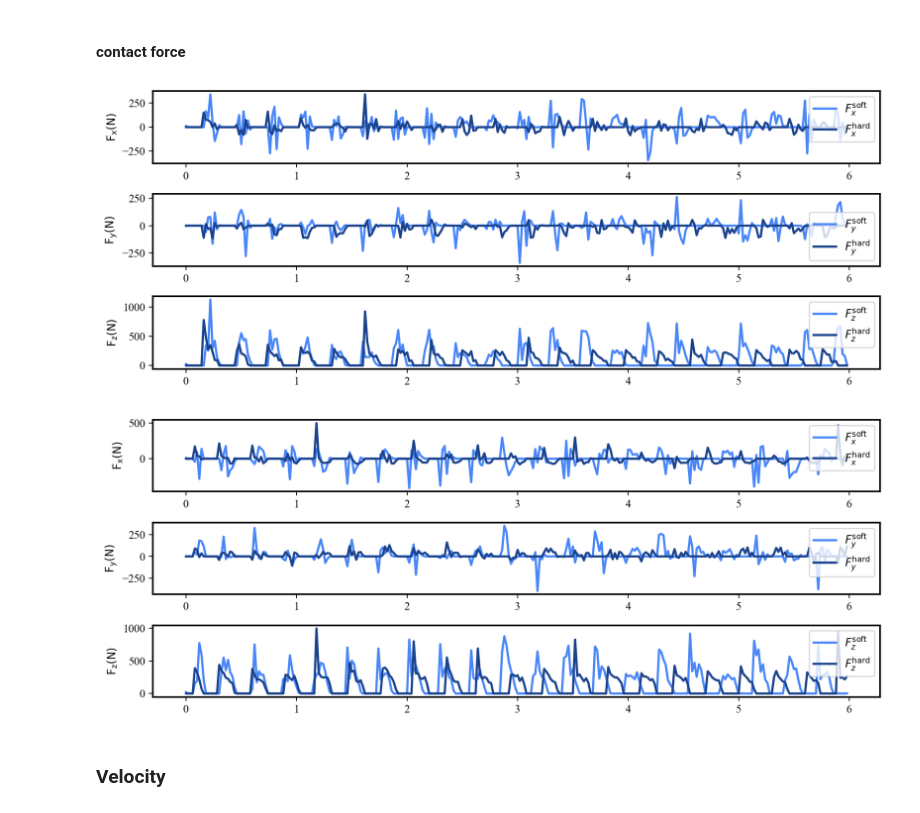
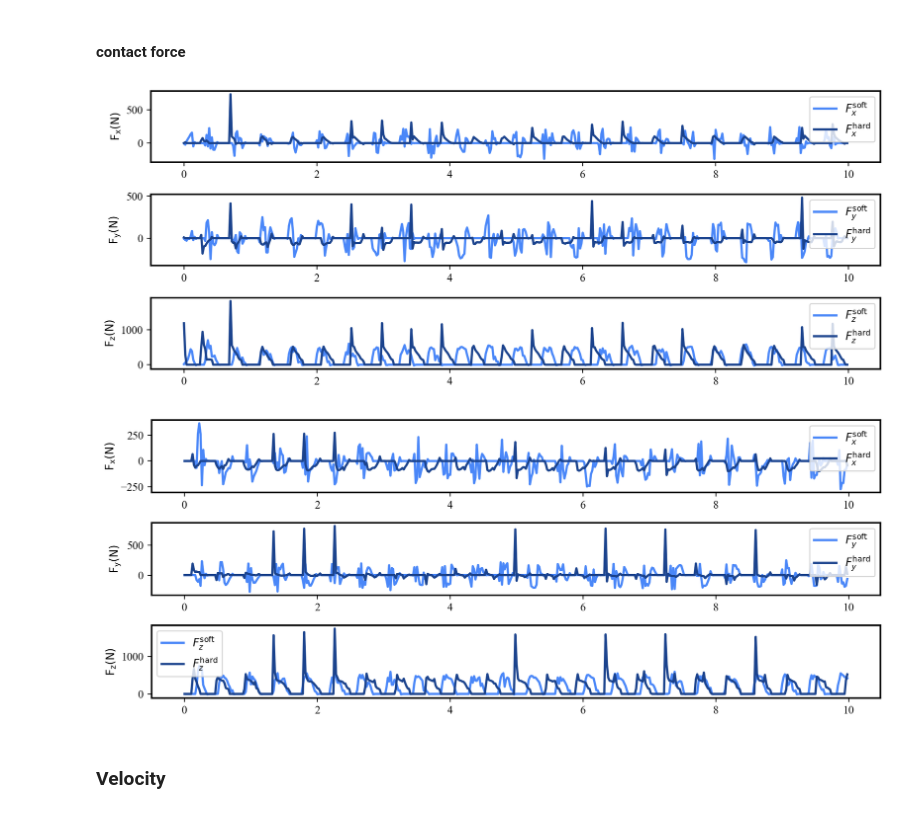
Before and after one commit to jnskkmhr/IsaacLab, a Jupyter notebook: scripts/reinforcement_learning/rsl_rl/plot.ipynb, the cells around one changed output. Drawn from its saved outputs; the diff is of its cells as text; code cells hidden in the pictures.

```diff
--- a/scripts/reinforcement_learning/rsl_rl/plot.ipynb
+++ b/scripts/reinforcement_learning/rsl_rl/plot.ipynb
@@ -31,8 +31,8 @@ mpl.rcParams.update({
 })
 
 
-DATA_ROOT = Path(os.path.realpath('__file__')).parent.parent.parent.parent / "logs" / "rsl_rl/g1_flat"
-data_dir = DATA_ROOT / "2025-10-13_15-15-36" / "logs"
+DATA_ROOT = Path(os.path.realpath('__file__')).parent.parent.parent.parent / "logs" / "rsl_rl/g1_flat_soft"
+data_dir = DATA_ROOT / "2025-10-28_17-59-24_g1_flat_soft" / "logs"
 # %%
 base_lin_vel_idx = slice(0, 3)   # x, y, z
 base_ang_vel_idx = slice(3, 6)   # roll, pitch, yaw
@@ -44,7 +44,7 @@ joint_torque_idx = slice(86, 123)  # 37 joints
 # %% [markdown]
 ### Hard contact results
 # %%
-data_path = data_dir / "hard_contact"
+data_path = data_dir / "hard_ground"
 
 policy_obs_path = (data_path / "obs/obs.pkl").as_posix()
 contact_obs_path = (data_path / "contact/contact.pkl").as_posix()
@@ -76,9 +76,7 @@ contact_obs shape: (1, 1000, 6)
 # %% [markdown]
 ### Soft contact results
 # %%
-data_path = data_dir / "soft_contact_10sigma"
-# data_path = data_dir / "soft_contact_6sigma"
-# data_path = data_dir / "soft_contact_4sigma"
+data_path = data_dir / "poppy_seed"
 
 policy_obs_path = (data_path / "obs/obs.pkl").as_posix()
 contact_obs_path = (data_path / "contact/contact.pkl").as_posix()
@@ -114,7 +112,7 @@ contact_obs shape: (1, 1000, 6)
 ENV_ID = 0
 t = 1/50 * np.arange(0, 1000)
 # t_range = slice(None)
-t_range = slice(0, 300)
+t_range = slice(0, 500)
 
 # plot colors
 colors = ["#1B438D", "#4A87F8"]
@@ -134,35 +132,35 @@ axs[1].set_ylabel(r"$\mathrm{F_y} (\mathrm{N})$")
 axs[2].plot(t[t_range], soft_contact_data["left_force"][ENV_ID, t_range, 2], label=r"$F_z^\text{soft}$", color=colors[1])
 axs[2].plot(t[t_range], hard_contact_data["left_force"][ENV_ID, t_range, 2], label=r"$F_z^\text{hard}$", color=colors[0])
 axs[2].legend()
 axs[2].set_ylabel(r"$\mathrm{F_z} (\mathrm{N})$")
 
 fig.tight_layout()
 plt.savefig("left_force.pdf")
 plt.show()
 
 # right force
 fig, axs = plt.subplots(3, 1, figsize=(10, 4))
 axs[0].plot(t[t_range], soft_contact_data["right_force"][ENV_ID, t_range, 0], label=r"$F_x^\text{soft}$", color=colors[1])
 axs[0].plot(t[t_range], hard_contact_data["right_force"][ENV_ID, t_range, 0], label=r"$F_x^\text{hard}$", color=colors[0])
 axs[0].legend()
 axs[0].set_ylabel(r"$\mathrm{F_x} (\mathrm{N})$")
 
 axs[1].plot(t[t_range], soft_contact_data["right_force"][ENV_ID, t_range, 1], label=r"$F_y^\text{soft}$", color=colors[1])
 axs[1].plot(t[t_range], hard_contact_data["right_force"][ENV_ID, t_range, 1], label=r"$F_y^\text{hard}$", color=colors[0])
 axs[1].legend()
 axs[1].set_ylabel(r"$\mathrm{F_y} (\mathrm{N})$")
 
 axs[2].plot(t[t_range], soft_contact_data["right_force"][ENV_ID, t_range, 2], label=r"$F_z^\text{soft}$", color=colors[1])
 axs[2].plot(t[t_range], hard_contact_data["right_force"][ENV_ID, t_range, 2], label=r"$F_z^\text{hard}$", color=colors[0])
 axs[2].legend()
 axs[2].set_ylabel(r"$\mathrm{F_z} (\mathrm{N})$")
 
 fig.tight_layout()
 plt.savefig("right_force.pdf")
 plt.show()
 # %% [output]
-[figure, old version]
+[figure, new version]
-[figure, old version]
+[figure, new version]
 # %% [markdown]
 ### Velocity
 # %%
```
Also changed, not shown: 3 other files.
